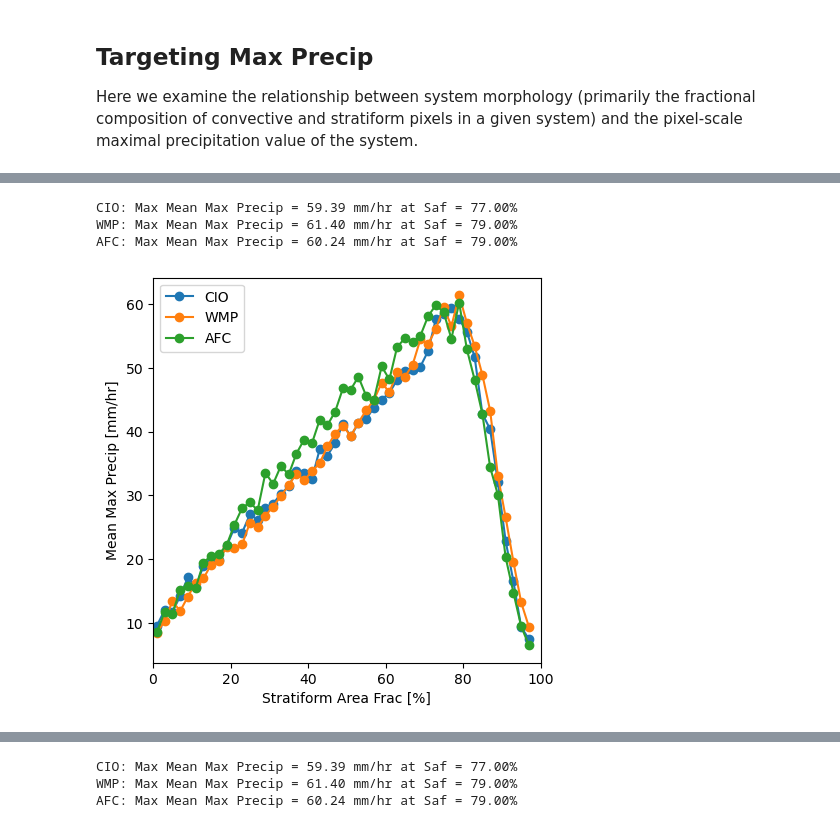
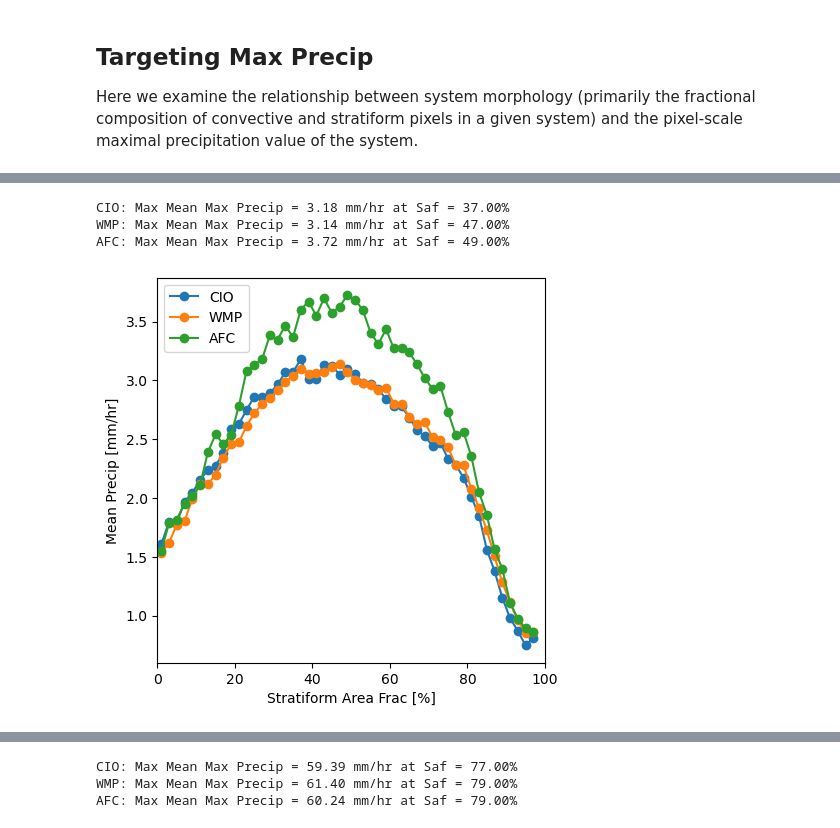
Before and after one commit to pedroanguloumana/extreme_precipitation_in_gpm, a Jupyter notebook: notebooks/role_of_stratiform_anvil.ipynb, the cells around one changed output, grey strips where cells are left out. Saved outputs shown, nothing was run; the diff lists cells and outputs as text; code cells hidden in the pictures.

```diff
--- a/notebooks/role_of_stratiform_anvil.ipynb
+++ b/notebooks/role_of_stratiform_anvil.ipynb
@@ -22,18 +22,19 @@ for ax, region in zip(axs.ravel(), [cio_region(), wmp_region(), afc_region()]):
     saf = 100*(pf_stats.num_strat_pixels)/(pf_stats.num_pixels)
     # saf = 100*(pf_stats.total_strat_precip)/(pf_stats.total_precip)
     data_to_bin = pf_stats.max_precip # change to crh or saf to check that axes are correct
+    # data_to_bin = pf_stats.total_precip/pf_stats.num_pixels
     crh_bins = np.arange(0, 100, 2)
     saf_bins = np.arange(0, 100, 2)
 
     hist = binned_statistic_2d(saf, crh, data_to_bin, bins=[saf_bins, crh_bins]).statistic
     xmesh, ymesh = np.meshgrid(array_midpoints(crh_bins), array_midpoints(saf_bins))
-    cmap = plt.cm.jet
+    cmap = plt.cm.plasma
     norm = colors.Normalize(vmin=0, vmax=80)
     c = ax.pcolormesh(xmesh, ymesh, hist, cmap=cmap, norm=norm)
     ax.set_xlabel('CRH [%]')
     ax.set_ylabel('Stratiform Area Frac [%]')
     cb = fig.colorbar(c)
-    ax.set_title(f'{region.name} Max Precip [mm/hr]')
+    ax.set_title(f'{region.name} Mean Precip [mm/hr]')
 
 
 fig.tight_layout(pad=1)
@@ -41,0 +71,24 @@ fig.tight_layout(pad=1)
+# %%
+# Since there seems to be almost no influence by daily mean CRH, we can just look at a line plot
+fig, ax = plt.subplots(figsize=(5, 5))
+for region in [cio_region(), wmp_region(), afc_region()]:
+
+    pf_stats = load_pf_crh(region.name, 2)
+    saf = pf_stats.num_pixels*25
+
+    data_to_bin = pf_stats.total_precip/pf_stats.num_pixels#pf_stats.max_precip # change to crh or saf to check that axes are correct
+
+    saf_bins = np.arange(1000, 50_000, 500)
+
+    mean_data = binned_statistic(saf, data_to_bin, bins=saf_bins, statistic=lambda x: np.nanmean(x)).statistic
+    std = binned_statistic(saf, data_to_bin, bins=saf_bins, statistic=lambda x: np.nanstd(x)).statistic
+    ax.plot(array_midpoints(saf_bins), mean_data,  marker='x', linestyle='-', label=f'{region.name}')
+    ax.set_ylabel('Mean Precip [mm/hr]')
+    ax.set_xlabel('Stratiform Area Frac [%]')
+
+    # Optionally, adjust the limits of the secondary x-axis to fit the mean data
+
+    # Add a legend for the secondary plot
+    ax.legend(loc='upper left', frameon=True, facecolor='white')
+    # Print the results
+    print(f"{region.name}: Max Mean Max Precip = {max_y:.2f} mm/hr at Saf = {max_x:.2f}%")
@@ -42,34 +100,37 @@ fig.tight_layout(pad=1)
 # %%
 # Since there seems to be almost no influence by daily mean CRH, we can just look at a line plot
 fig, ax = plt.subplots(figsize=(5, 5))
 for region in [cio_region(), wmp_region(), afc_region()]:
 
     pf_stats = load_pf_crh(region.name, 2)
     saf = 100*(pf_stats.num_strat_pixels)/(pf_stats.num_pixels)
     # saf = 100*(pf_stats.total_strat_precip)/(pf_stats.total_precip)
 
     data_to_bin = pf_stats.max_precip # change to crh or saf to check that axes are correct
+    data_to_bin = pf_stats.total_precip/pf_stats.num_pixels
+
     saf_bins = np.arange(0, 100, 2)
 
     mean_data = binned_statistic(saf, data_to_bin, bins=saf_bins, statistic=lambda x: np.nanmean(x)).statistic
+    std = binned_statistic(saf, data_to_bin, bins=saf_bins, statistic=lambda x: np.nanstd(x)).statistic
     ax.plot(array_midpoints(saf_bins), mean_data,  marker='o', linestyle='-', label=f'{region.name}')
-    ax.set_ylabel('Mean Max Precip [mm/hr]')
+    ax.set_ylabel('Mean Precip [mm/hr]')
     ax.set_xlabel('Stratiform Area Frac [%]')
 
     # Optionally, adjust the limits of the secondary x-axis to fit the mean data
     ax.set_xlim(0, 100)  # Add 10% padding
 
     # Add a legend for the secondary plot
     ax.legend(loc='upper left', frameon=True, facecolor='white')
     # Find the x-coordinate for maximal y value
     max_idx = np.nanargmax(mean_data)
     max_x = array_midpoints(saf_bins)[max_idx]
     max_y = mean_data[max_idx]
 
     # Print the results
     print(f"{region.name}: Max Mean Max Precip = {max_y:.2f} mm/hr at Saf = {max_x:.2f}%")
 # %% [output]
-CIO: Max Mean Max Precip = 59.39 mm/hr at Saf = 77.00%
-WMP: Max Mean Max Precip = 61.40 mm/hr at Saf = 79.00%
-AFC: Max Mean Max Precip = 60.24 mm/hr at Saf = 79.00%
+CIO: Max Mean Max Precip = 3.18 mm/hr at Saf = 37.00%
+WMP: Max Mean Max Precip = 3.14 mm/hr at Saf = 47.00%
+AFC: Max Mean Max Precip = 3.72 mm/hr at Saf = 49.00%
-[figure, old version]
+[figure, new version]
```
Also changed, not shown: parts of 4 cells of this notebook, 18 other files.
